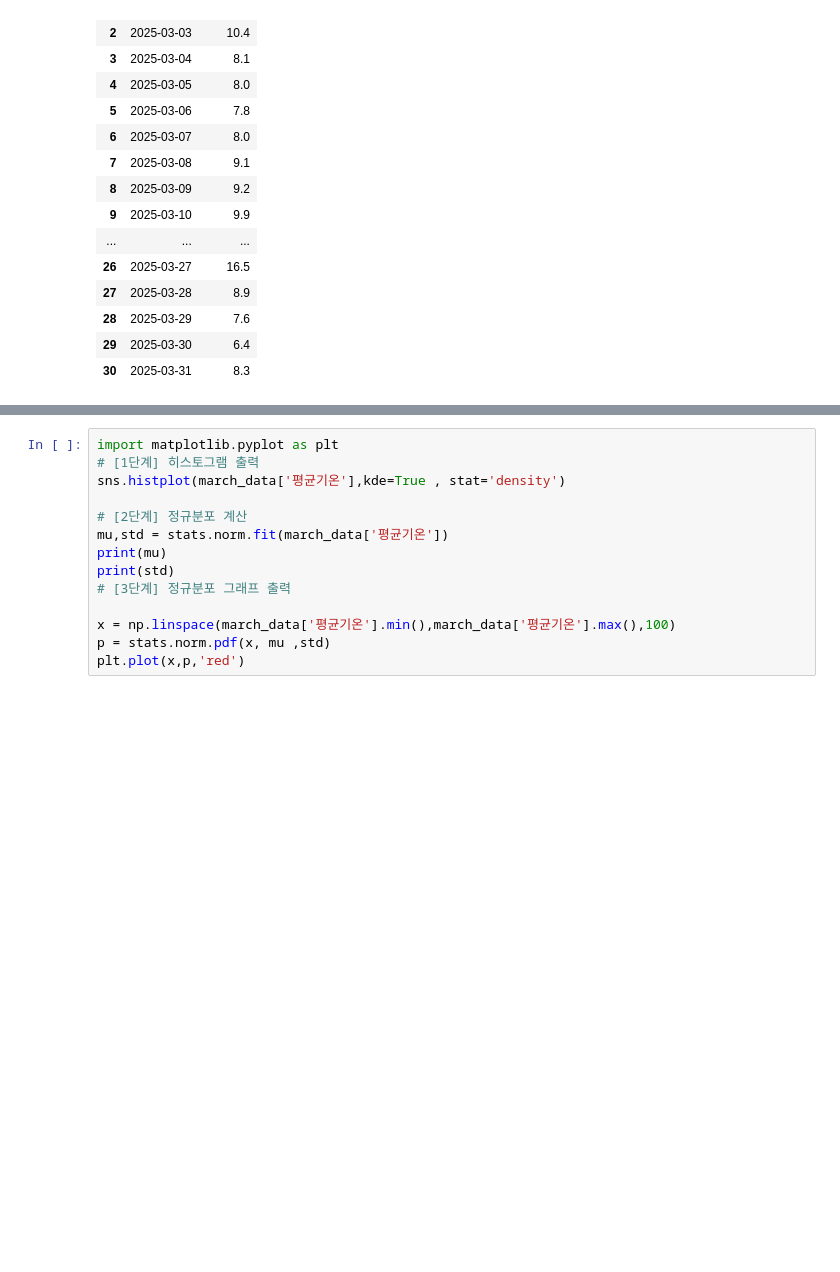
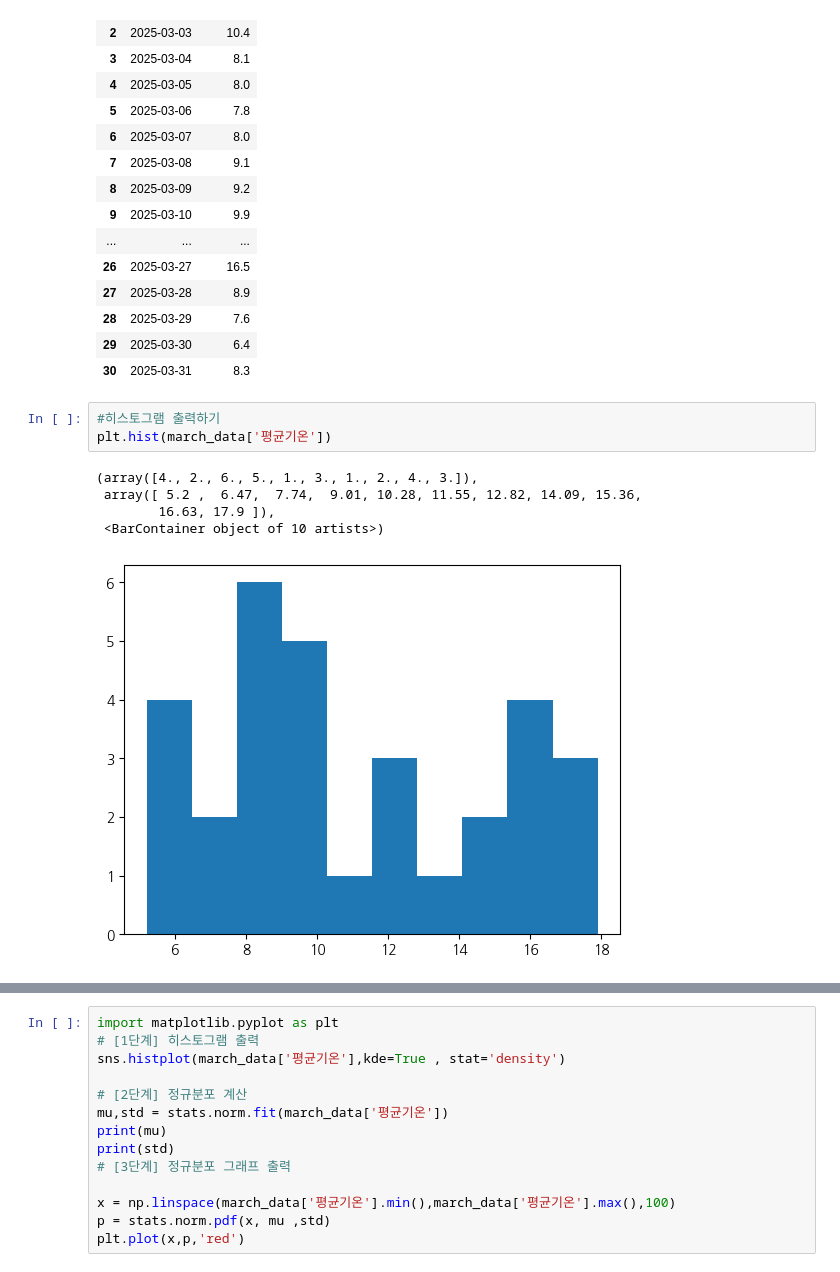
Before and after one commit to sechan-design/2026-data-science-and-machine-learning, a Jupyter notebook: 윤세찬_통계적_추정(제주평균기온).ipynb, the cells around one changed output, grey strips where cells are left out. Cells and saved outputs as stored; diff of their text form; blank space fills up the shorter version.

Commit message:
hist 2개

```diff
--- a/윤세찬_통계적_추정(제주평균기온).ipynb
+++ b/윤세찬_통계적_추정(제주평균기온).ipynb
@@ -186,4 +182,13 @@ march_data
 | 28 | 2025-03-29 | 7.6 |
 | 29 | 2025-03-30 | 6.4 |
 | 30 | 2025-03-31 | 8.3 |
+# %%
+#히스토그램 출력하기
+plt.hist(march_data['평균기온'])
+# %% [output]
+(array([4., 2., 6., 5., 1., 3., 1., 2., 4., 3.]),
+ array([ 5.2 ,  6.47,  7.74,  9.01, 10.28, 11.55, 12.82, 14.09, 15.36,
+        16.63, 17.9 ]),
+ <BarContainer object of 10 artists>)
+[figure, added]
 # %%
```
Also changed, not shown: parts of 9 cells of this notebook.
